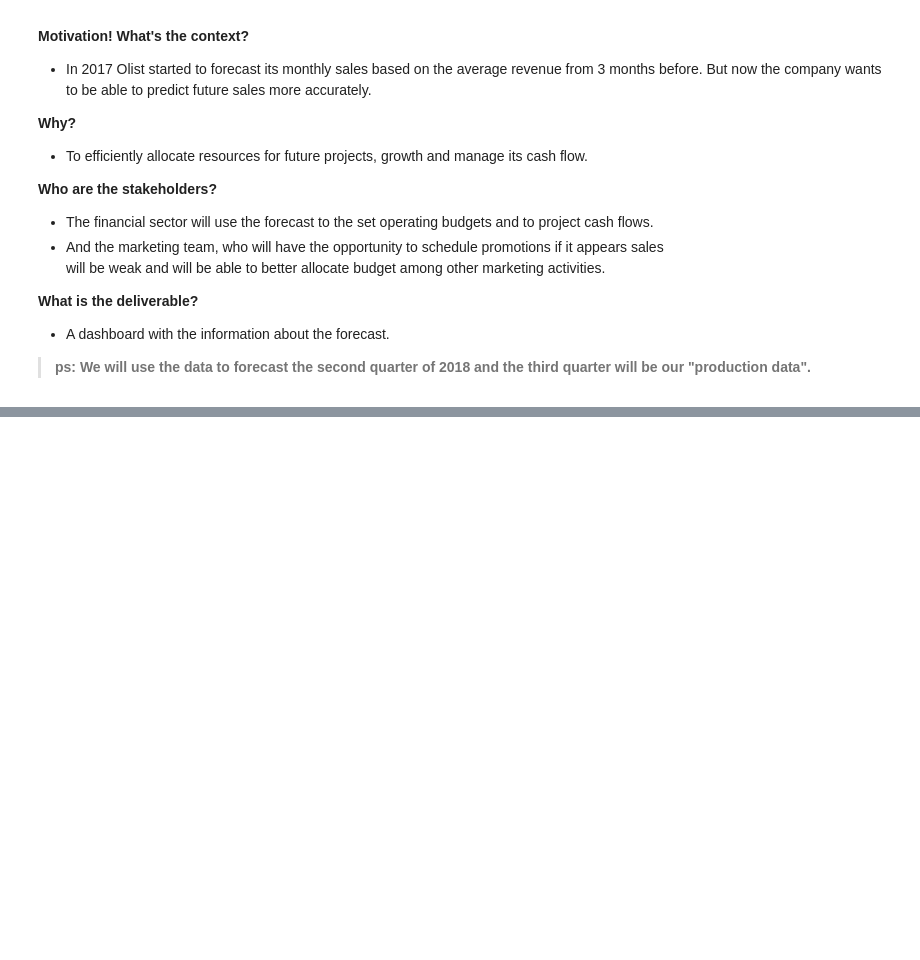
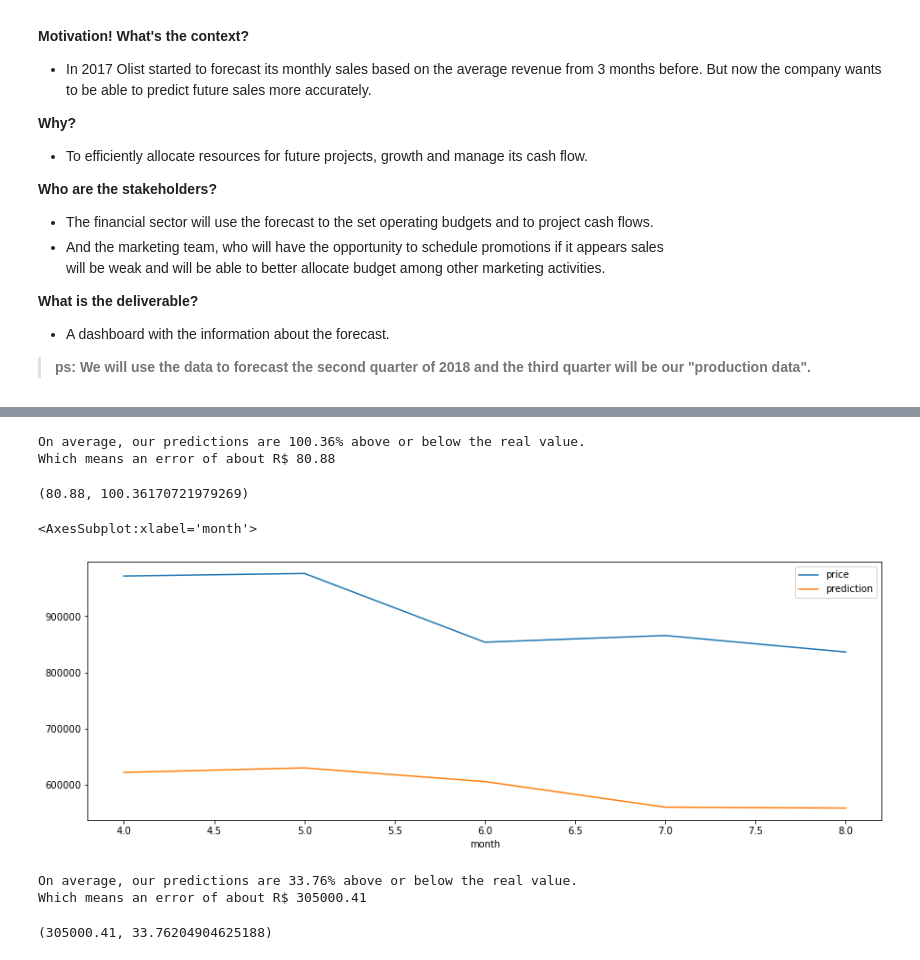
Before and after one commit to pauloreis-ds/olist, a Jupyter notebook: sales_prediction/notebooks/1.0-pr-sales-prediction-machine-learning.ipynb, the cells around one changed output, grey strips where cells are left out. Saved outputs shown, nothing was run; the diff lists cells and outputs as text; code cells hidden in the pictures; blank space fills up the shorter version.

```diff
--- a/sales_prediction/notebooks/1.0-pr-sales-prediction-machine-learning.ipynb
+++ b/sales_prediction/notebooks/1.0-pr-sales-prediction-machine-learning.ipynb
@@ -77,0 +220,25 @@ a.groupby(a['order_purchase_timestamp'].dt.month).sum().plot(figsize=(15,5))
+# %%
+lr = LinearRegression()
+lr.fit(x_train, y_train)
+
+lr_predictions = lr.predict(x_test)
+evaluation(np.expm1(y_test), np.expm1(lr_predictions))
+# %% [output]
+On average, our predictions are 100.36% above or below the real value.
+Which means an error of about R$ 80.88
+(80.88, 100.36170721979269)
+# %%
+lr_evaluation = pd.concat([df_evaluate.loc[mask]['order_purchase_timestamp'], np.expm1(y_test)], axis=1)
+lr_evaluation = pd.concat([lr_evaluation.reset_index(drop=True), pd.Series(np.expm1(lr_predictions), name='prediction')], axis=1)
+lr_evaluation['purchase_date'] = lr_evaluation['order_purchase_timestamp'].dt.date
+lr_evaluation['month'] = lr_evaluation['order_purchase_timestamp'].dt.month
+lr_evaluation.groupby('month').sum().plot(figsize=(15,5))
+# %% [output]
+<AxesSubplot:xlabel='month'>
+[figure, added]
+# %%
+evaluation(lr_evaluation.groupby('month').sum()['price'], lr_evaluation.groupby('month').sum()['prediction'])
+# %% [output]
+On average, our predictions are 33.76% above or below the real value.
+Which means an error of about R$ 305000.41
+(305000.41, 33.76204904625188)
```
Also changed, not shown: parts of 49 cells of this notebook.
